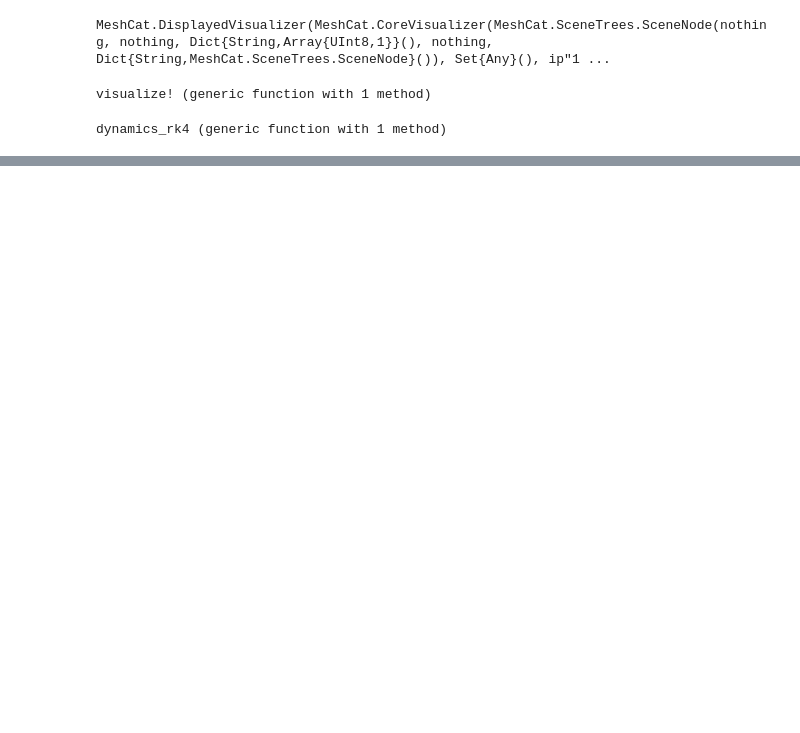
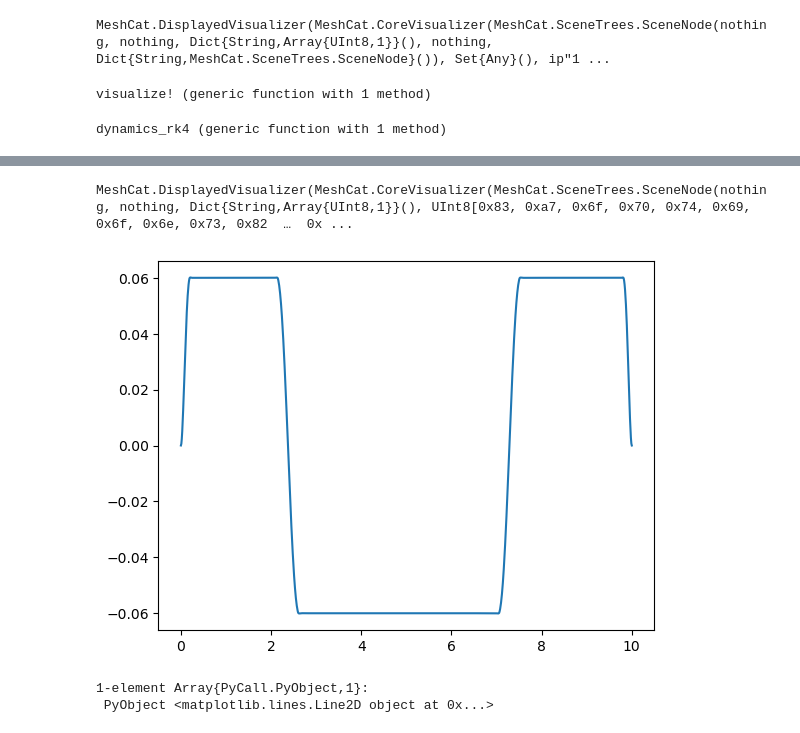
Before and after one commit to Huoleit/Spherical_pendulum, a Jupyter notebook: sphericalCart.ipynb, the cells around one changed output, grey strips where cells are left out. Saved outputs shown, nothing was run; the diff lists cells and outputs as text; code cells hidden in the pictures; blank space fills up the shorter version.

Commit message:
add cart pole model and Altro

```diff
--- a/sphericalCart.ipynb
+++ b/sphericalCart.ipynb
@@ -118,0 +207,22 @@ visualize!(vis, p, X, Δt)
+# %%
+u0 = @SVector zeros(m)
+U0 = [u0 for k = 1:N-1]
+
+conSet = ConstraintList(n,m,N)
+x_bnd = [Inf,Inf,0.06,0.06,Inf,Inf,Inf,Inf]
+bnd = BoundConstraint(n, m, x_min=-x_bnd, x_max=x_bnd)
+goal = GoalConstraint(xf)
+waypoint = GoalConstraint([3,2,0,0,0,0,0,0], [1,2])
+add_constraint!(conSet, bnd, 1:N-1)
+add_constraint!(conSet, waypoint, 500)
+add_constraint!(conSet, goal, N)
+
+prob = Problem(p, obj, xf, tf, x0=x0, constraints=conSet)
+initial_controls!(prob, U0)
+opts = SolverOptions(
+    cost_tolerance_intermediate=1e-2,
+    penalty_scaling=10.,
+    penalty_initial=1.0
+)
+altro = ALTROSolver(prob, opts)
+solve!(altro);
@@ -118,0 +244,14 @@ visualize!(vis, p, X, Δt)
+# %%
+render(vis)
+# %% [output]
+MeshCat.DisplayedVisualizer(MeshCat.CoreVisualizer(MeshCat.SceneTrees.SceneNode(nothing, nothing, Dict{String,Array{UInt8,1}}(), UInt8[0x83, 0xa7, 0x6f, 0x70, 0x74, 0x69, 0x6f, 0x6e, 0x73, 0x82  …  0x ...
+# %%
+X = states(altro)
+visualize!(vis, p, X, Δt)
+# %%
+thist = Array(range(0,Δt*(N-1), step=Δt))
+plot(thist, [x[4] for x in X])
+# %% [output]
+[figure, added]
+1-element Array{PyCall.PyObject,1}:
+ PyObject <matplotlib.lines.Line2D object at 0x...>
```
Also changed, not shown: parts of 13 cells of this notebook.
